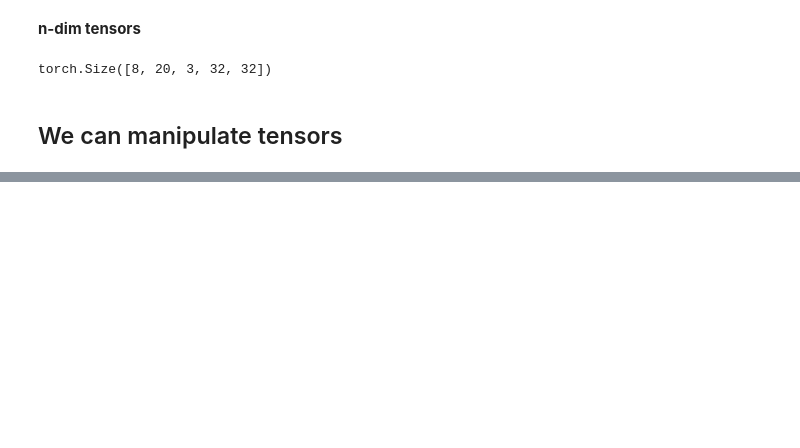
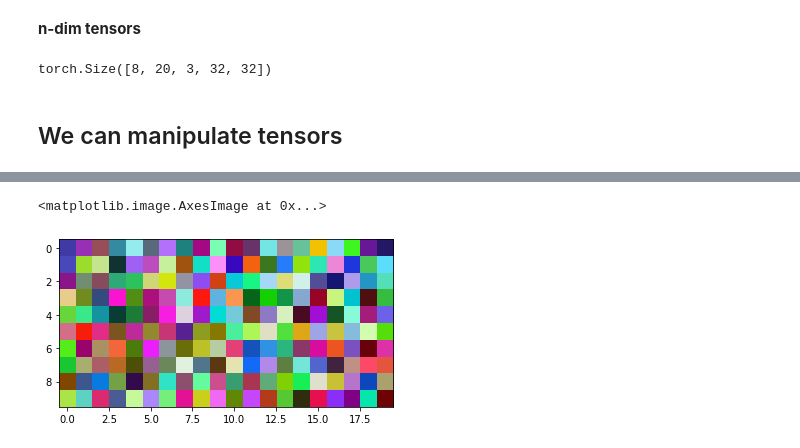
Before and after one commit to ichko/ml-playground, a Jupyter notebook: dream-seminar/01-torch-primer.ipynb, the cells around one changed output, grey strips where cells are left out. Saved outputs shown, nothing was run; the diff lists cells and outputs as text; code cells hidden in the pictures; blank space fills up the shorter version.

```diff
--- a/dream-seminar/01-torch-primer.ipynb
+++ b/dream-seminar/01-torch-primer.ipynb
@@ -90,0 +144,6 @@ t = torch.rand(8, 20, 3, 32, 32)
+# %%
+A = torch.rand(10, 20, 3)
+plt.imshow(A)
+# %% [output]
+<matplotlib.image.AxesImage at 0x...>
+[figure, added]
```
Also changed, not shown: parts of 25 cells of this notebook.
